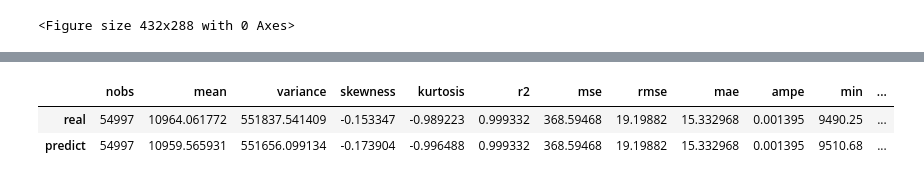
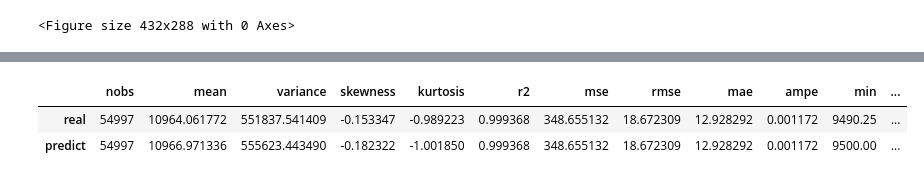
Before and after one commit to webclinic017/dbpower-machine-learning-project, a Jupyter notebook: nq7.ipynb, the cells around one changed output, grey strips where cells are left out. Saved outputs shown, nothing was run; the diff lists cells and outputs as text; code cells hidden in the pictures.

```diff
--- a/nq7.ipynb
+++ b/nq7.ipynb
@@ -495,8 +495,8 @@ print('验证集: X_Valid Data: {}, Y_Valid Data: {}, Date_Valid: {}'.format(x_v
 # %%
 # 6.1.1 模型参数
 batch_size = 512
-epochs = 4
-units = 128
+epochs = 6
+units = 512
 verbose = 1
 no_batches = x_train.shape[0]
 timesteps = x_train.shape[1]
@@ -808,33 +808,33 @@ else:
 
 df12 = df9_3.copy(deep=True)
 mask12 = ((df12[predict_k12] > 0) & (df12['Close'] > 0))
 df12 = df12.loc[mask12].round(2)
 
 #
 stats_1 = stats.describe(df12['Close'].values)
 stats_2 = stats.describe(df12['t5'].values)
 # R平方, 均方误差, 均方根误差, 平均绝对误差, 平均絕對百分比誤差
 r2 = r2_score(df12['Close'].values, df12[predict_k12].values)
 mse = mean_squared_error(df12['Close'].values, df12[predict_k12].values)
 rmse = np.sqrt(mean_squared_error(df12['Close'].values, df12[predict_k12].values))
 mae =  mean_absolute_error(df12['Close'].values, df12[predict_k12].values)
 ampe = np.mean(np.abs((df12['Close']-df12[predict_k12])/df12['Close']))
 columns2 = ['r2', 'mse', 'rmse', 'mae', 'ampe']
 result1 = [r2, mse, rmse, mae, ampe]
 # 最少值, 四分位數, 最大值
 columns3 = ['min', 'q25%', 'q50%', 'q75%', 'max']
 result2 = df12['Close'].quantile([.0, .25, .5, .75, 1]).values.tolist()
 result3 = df12[predict_k12].quantile([.0, .25, .5, .75, 1]).values.tolist()
 
 # 合併
 df12_1 = pd.DataFrame([list(stats_1)+result1+result2, list(stats_2)+result1+result3], columns=list(stats_1._fields)+columns2+columns3, index=['real', 'predict'])
 df12_1.drop(['minmax'], axis=1, inplace=True)
 
 # 13.4 save
-path_13 = os.path.abspath(os.path.join('data', 'nq', 'result-status', path_name_2+'-'+path_1_date+'-e'+ str(epochs) +'-u'+ str(units) + '-w' + str(window_size) + path_name+ '-' + cur_time +'.csv'))
+path_13 = os.path.abspath(os.path.join('data', 'nq', 'result-describe', path_name_2+'-'+path_1_date+'-e'+ str(epochs) +'-u'+ str(units) + '-w' + str(window_size) + path_name+ '-' + cur_time +'.csv'))
 df12_1.to_csv(path_13)
 df12_1
 # %% [output]
 |  | nobs | mean | variance | skewness | kurtosis | r2 | mse | rmse | mae | ampe | min | ... |
-| real | 54997 | 10964.061772 | 551837.541409 | -0.153347 | -0.989223 | 0.999332 | 368.59468 | 19.19882 | 15.332968 | 0.001395 | 9490.25 | ... |
-| predict | 54997 | 10959.565931 | 551656.099134 | -0.173904 | -0.996488 | 0.999332 | 368.59468 | 19.19882 | 15.332968 | 0.001395 | 9510.68 | ... |
+| real | 54997 | 10964.061772 | 551837.541409 | -0.153347 | -0.989223 | 0.999368 | 348.655132 | 18.672309 | 12.928292 | 0.001172 | 9490.25 | ... |
+| predict | 54997 | 10966.971336 | 555623.443490 | -0.182322 | -1.001850 | 0.999368 | 348.655132 | 18.672309 | 12.928292 | 0.001172 | 9500.00 | ... |
```
Also changed, not shown: parts of 6 cells of this notebook.
